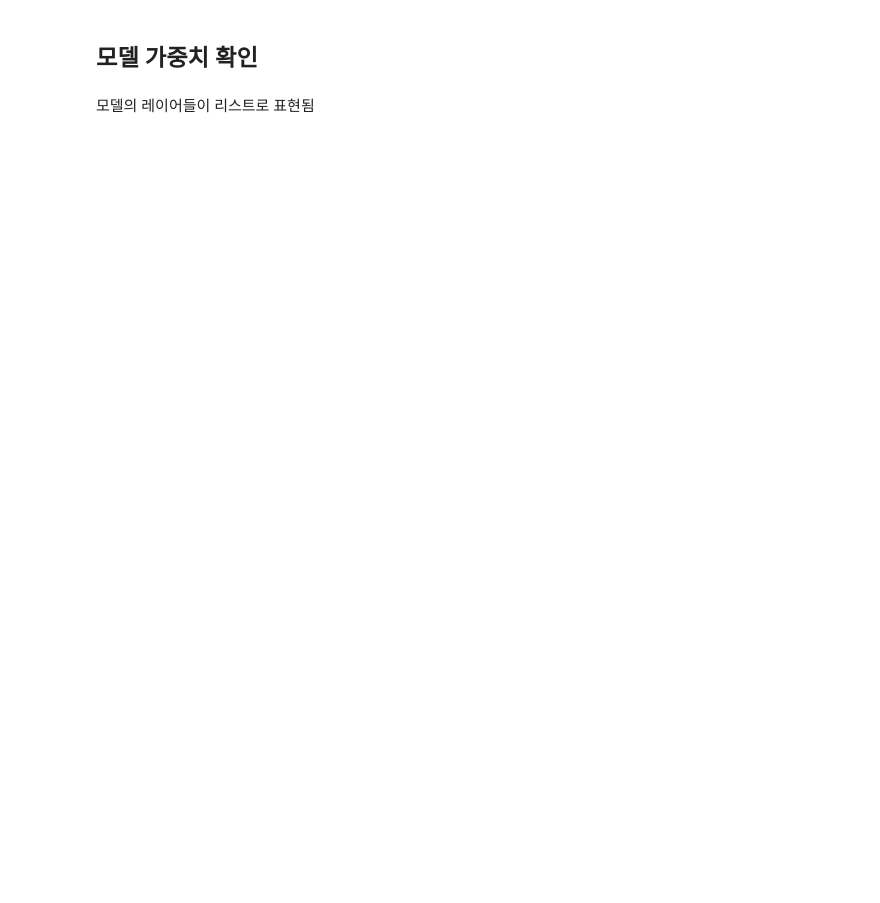
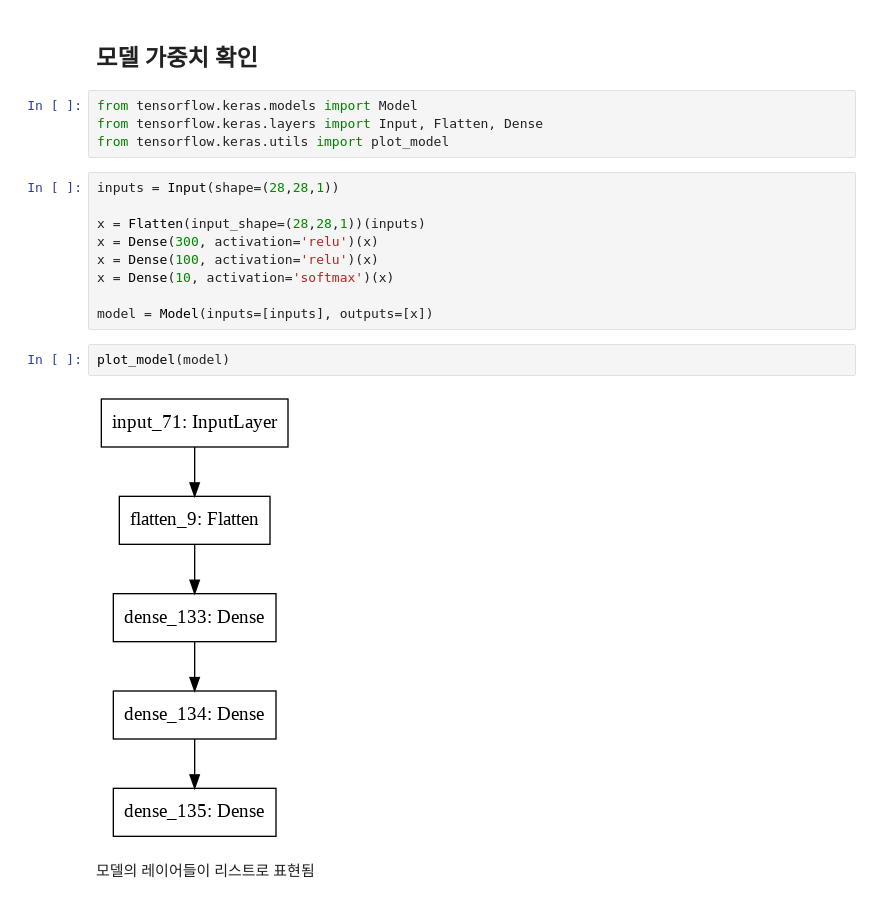
Before and after one commit to toot09/keras_basic, a Jupyter notebook: Keras_basic.ipynb, the cells around one changed output. Saved outputs shown, nothing was run; the diff lists cells and outputs as text; blank space fills up the shorter version.

```diff
--- a/Keras_basic.ipynb
+++ b/Keras_basic.ipynb
@@ -387,3 +445,20 @@ plot_model(model)
 ## 모델 가중치 확인
+# %%
+from tensorflow.keras.models import Model
+from tensorflow.keras.layers import Input, Flatten, Dense
+from tensorflow.keras.utils import plot_model
+# %%
+inputs = Input(shape=(28,28,1))
+
+x = Flatten(input_shape=(28,28,1))(inputs)
+x = Dense(300, activation='relu')(x)
+x = Dense(100, activation='relu')(x)
+x = Dense(10, activation='softmax')(x)
+
+model = Model(inputs=[inputs], outputs=[x])
+# %%
+plot_model(model)
+# %% [output]
+[figure, added]
 # %% [markdown]
 모델의 레이어들이 리스트로 표현됨
```
Also changed, not shown: parts of 20 cells of this notebook.
